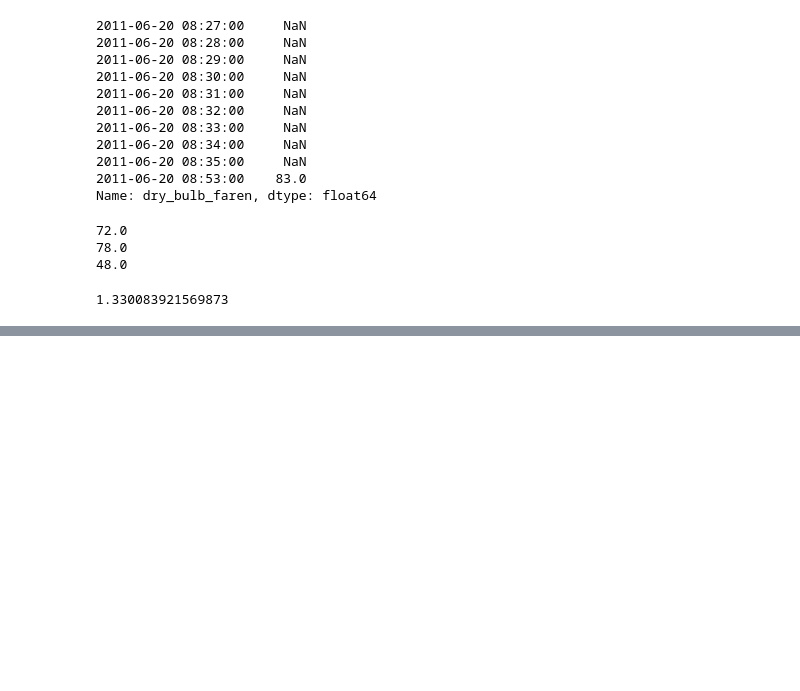
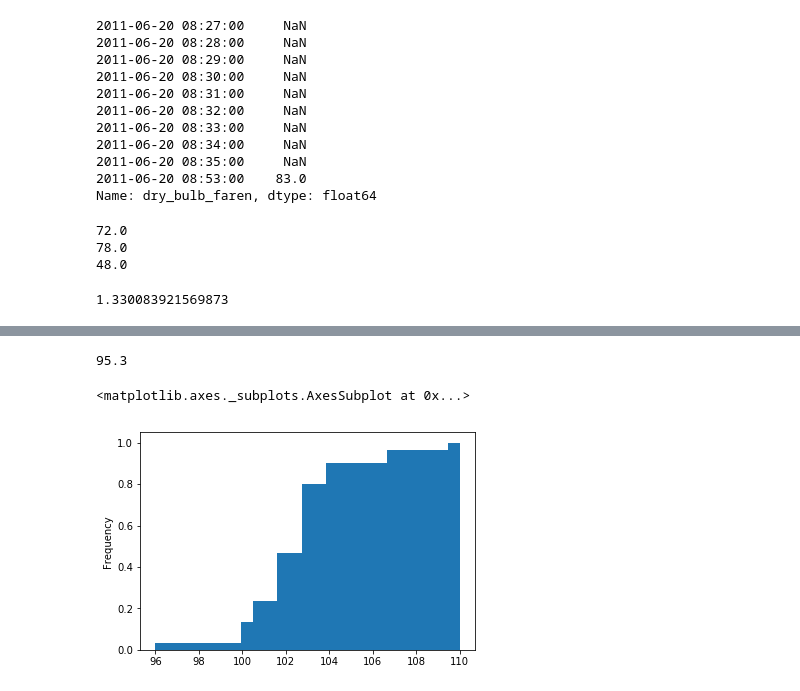
Before and after one commit to allanbeto/Pandas_Foundation, a Jupyter notebook: Jupyter_notebook/Pandas_Foundation.ipynb, the cells around one changed output, grey strips where cells are left out. Drawn from its saved outputs; the diff is of its cells as text; code cells hidden in the pictures; blank space fills up the shorter version.

```diff
--- a/Jupyter_notebook/Pandas_Foundation.ipynb
+++ b/Jupyter_notebook/Pandas_Foundation.ipynb
@@ -1577,0 +1672,22 @@ dtype: float64
+# %%
+# -----------------------------------------------------------------------> Probability of high temperatures
+
+# Extract the maximum temperature in August 2010 from df_climate: august_max
+august_max = df_climate.loc['2010-08','Temperature'].max()
+print(august_max)
+
+# Resample the August 2011 temperatures in df_clean by day and aggregate the maximum value: august_2011
+august_2011 = df_clean.loc['2011-08','dry_bulb_faren'].resample('D').max()
+
+# Filter out days in august_2011 where the value exceeded august_max: august_2011_high
+august_2011_high = august_2011[august_2011>august_max]
+
+# Construct a CDF of august_2011_high
+august_2011_high.plot(kind='hist', normed=True, cumulative=True, bins=25)
+
+# Display the plot
+plt.show()
+# %% [output]
+95.3
+<matplotlib.axes._subplots.AxesSubplot at 0x...>
+[figure, added]
```
Also changed, not shown: parts of 14 cells of this notebook.
